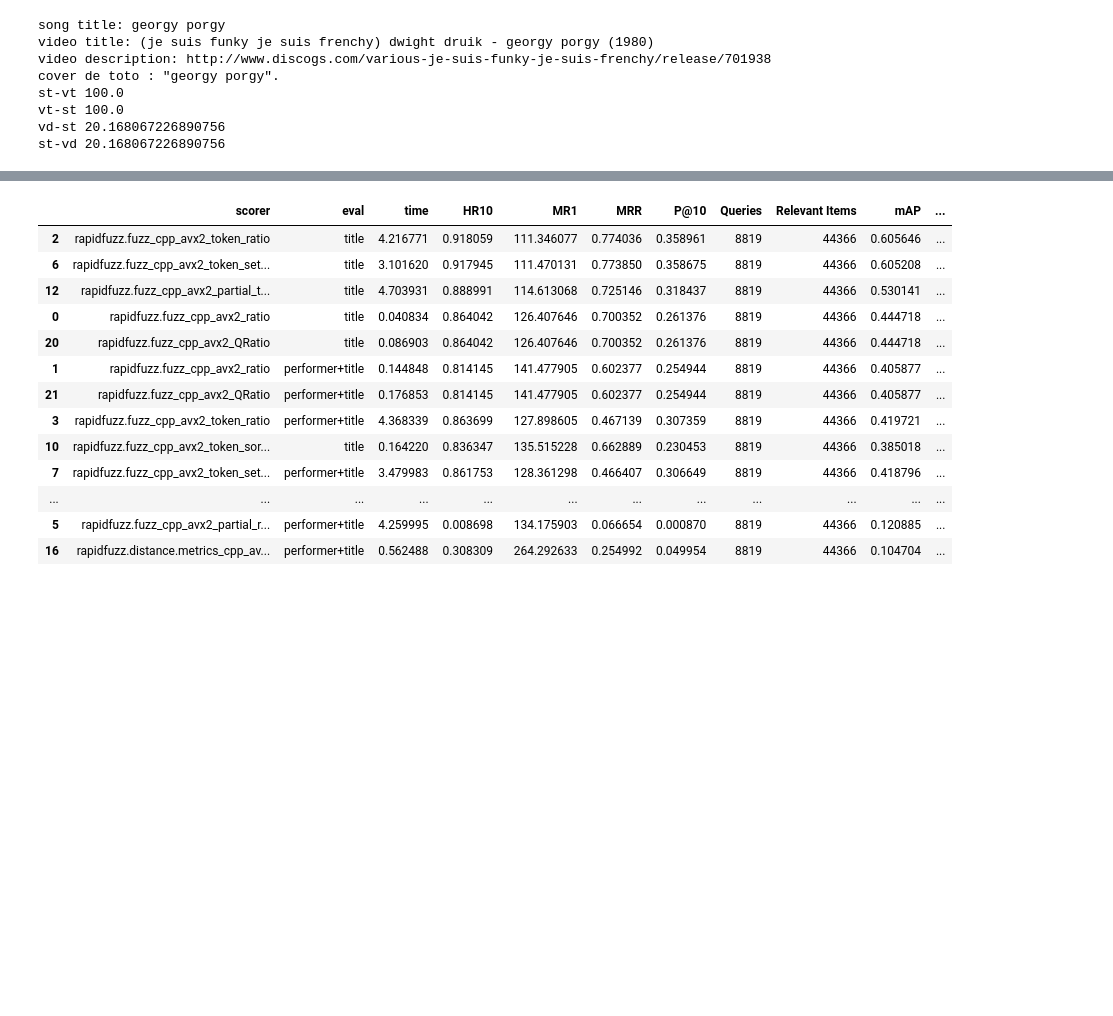
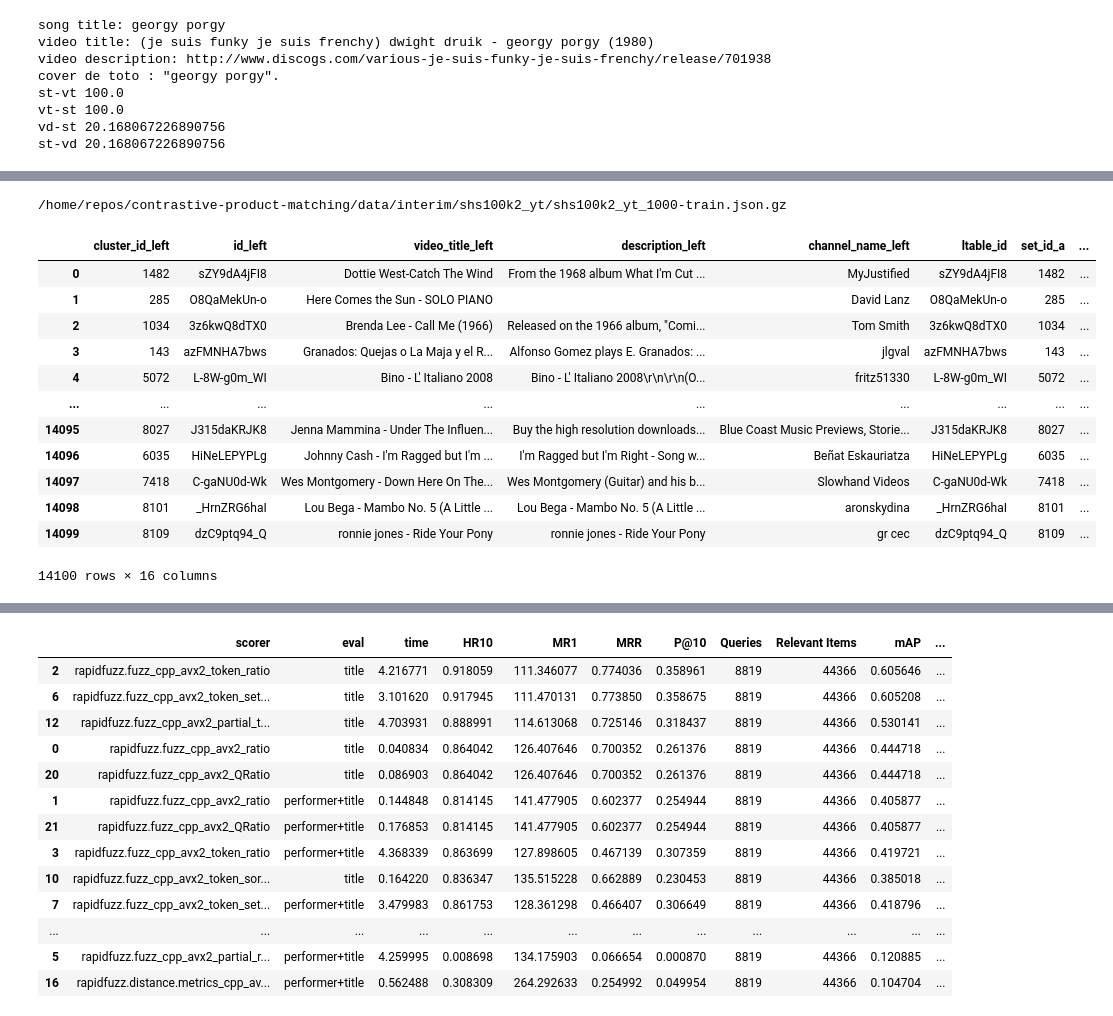
Before and after one commit to progsi/er_csi, a Jupyter notebook: levensthein.ipynb, the cells around one changed output, grey strips where cells are left out. Cells and saved outputs as stored; diff of their text form; code cells hidden in the pictures; blank space fills up the shorter version.

```diff
--- a/levensthein.ipynb
+++ b/levensthein.ipynb
@@ -52,0 +76,20 @@ st-vd 20.168067226890756
+# %%
+!ls /home/repos/contrastive-product-matching/data/interim/shs100k2_yt/shs100k2_yt_1000-train.json.gz
+import pandas as pd
+
+pd.read_json("/home/repos/contrastive-product-matching/data/interim/shs100k2_yt/shs100k2_yt_1000-train.json.gz", lines=True)
+# %% [output]
+/home/repos/contrastive-product-matching/data/interim/shs100k2_yt/shs100k2_yt_1000-train.json.gz
+|  | cluster_id_left | id_left | video_title_left | description_left | channel_name_left | ltable_id | set_id_a | ... |
+| 0 | 1482 | sZY9dA4jFI8 | Dottie West-Catch The Wind | From the 1968 album What I'm Cut ... | MyJustified | sZY9dA4jFI8 | 1482 | ... |
+| 1 | 285 | O8QaMekUn-o | Here Comes the Sun - SOLO PIANO |  | David Lanz | O8QaMekUn-o | 285 | ... |
+| 2 | 1034 | 3z6kwQ8dTX0 | Brenda Lee - Call Me (1966) | Released on the 1966 album, "Comi... | Tom Smith | 3z6kwQ8dTX0 | 1034 | ... |
+| 3 | 143 | azFMNHA7bws | Granados: Quejas o La Maja y el R... | Alfonso Gomez plays E. Granados: ... | jlgval | azFMNHA7bws | 143 | ... |
+| 4 | 5072 | L-8W-g0m_WI | Bino - L' Italiano 2008 | Bino - L' Italiano 2008\r\n\r\n(O... | fritz51330 | L-8W-g0m_WI | 5072 | ... |
+| ... | ... | ... | ... | ... | ... | ... | ... | ... |
+| 14095 | 8027 | J315daKRJK8 | Jenna Mammina - Under The Influen... | Buy the high resolution downloads... | Blue Coast Music Previews, Storie... | J315daKRJK8 | 8027 | ... |
+| 14096 | 6035 | HiNeLEPYPLg | Johnny Cash - I'm Ragged but I'm ... | I'm Ragged but I'm Right - Song w... | Beñat Eskauriatza | HiNeLEPYPLg | 6035 | ... |
+| 14097 | 7418 | C-gaNU0d-Wk | Wes Montgomery - Down Here On The... | Wes Montgomery (Guitar) and his b... | Slowhand Videos | C-gaNU0d-Wk | 7418 | ... |
+| 14098 | 8101 | _HrnZRG6haI | Lou Bega - Mambo No. 5 (A Little ... | Lou Bega - Mambo No. 5 (A Little ... | aronskydina | _HrnZRG6haI | 8101 | ... |
+| 14099 | 8109 | dzC9ptq94_Q | ronnie jones - Ride Your Pony | ronnie jones - Ride Your Pony | gr cec | dzC9ptq94_Q | 8109 | ... |
+14100 rows × 16 columns
```
Also changed, not shown: parts of 5 cells of this notebook, 7 other files.
